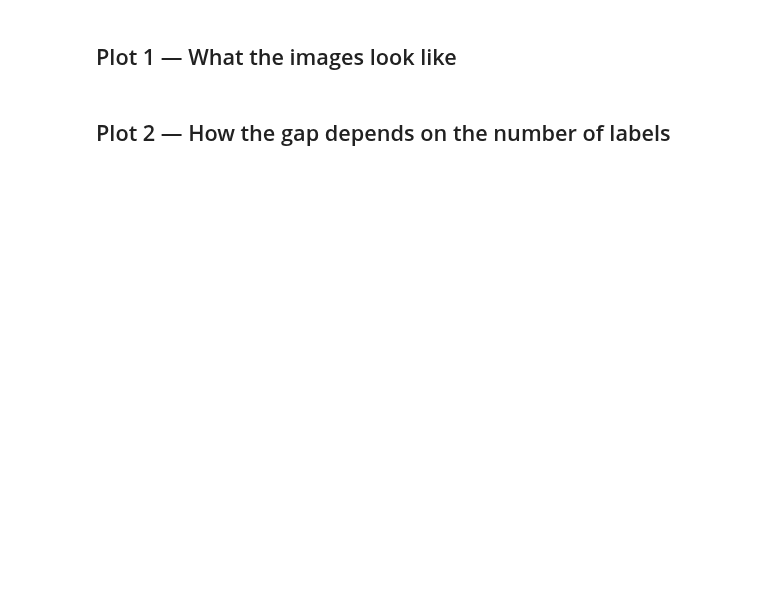
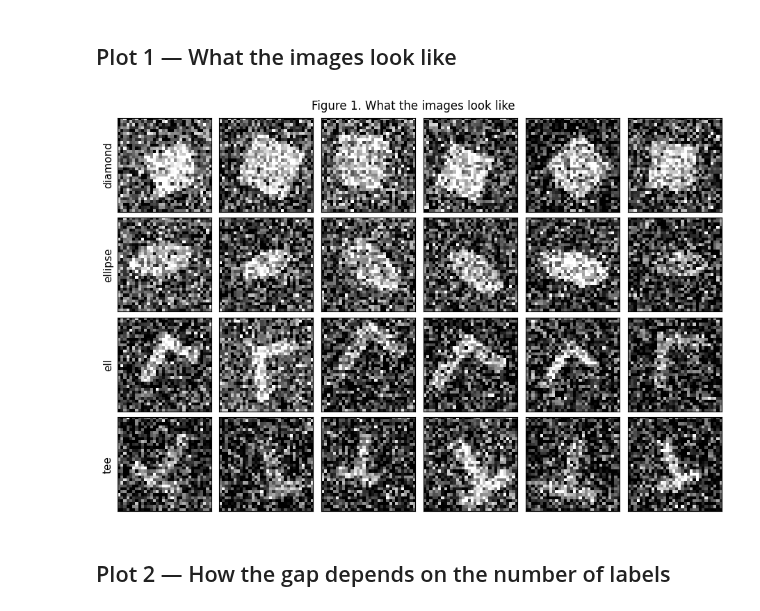
Before and after one commit to yeonnnnni/machine-learning-project, a Jupyter notebook: lab05_cnn/notebooks/lab05_visualization.ipynb, the cells around one changed output. Drawn from its saved outputs; the diff is of its cells as text; code cells hidden in the pictures; blank space fills up the shorter version.

```diff
--- a/lab05_cnn/notebooks/lab05_visualization.ipynb
+++ b/lab05_cnn/notebooks/lab05_visualization.ipynb
@@ -33,3 +31,54 @@ results
+# %%
+# ============ TODO (Plot 1) ============
+# 4 rows (one per class) x 6 columns of sample images from X.
+# plt.imshow(X[i, 0], cmap='gray'); no ticks; label each row with CLASSES[c].
+# Look at them: which two classes would you expect the model to confuse?
+# =======================================
+
+# ① 클래스마다 한 행, 샘플마다 한 열인 격자 생성
+fig1, sample_axes = plt.subplots(
+    nrows=len(CLASSES),
+    ncols=6,
+    figsize=(9, 6),
+    squeeze=False,
+    constrained_layout=True,
+)
+
+# ② 클래스별로 샘플 이미지 6개 선택
+for c, class_name in enumerate(CLASSES):
+    indices = torch.where(y == c)[0][:6]
+    assert len(indices) == 6
+
+    # ③ 선택한 이미지를 해당 행에 표시
+    for col, idx in enumerate(indices):
+        ax = sample_axes[c, col]
+
+        ax.imshow(
+            X[int(idx), 0].numpy(),
+            cmap="gray",
+            vmin=0,
+            vmax=1,
+        )
+
+        # ④ 눈금 제거
+        ax.set_xticks([])
+        ax.set_yticks([])
+
+        # ⑤ 각 행 첫 번째 이미지 옆에 클래스 이름 표시
+        if col == 0:
+            ax.set_ylabel(class_name, fontsize=11)
+
+# ⑥ 제목 설정 후 이미지 저장
+fig1.suptitle("Figure 1. What the images look like")
+fig1.savefig(
+    "fig1_samples.png",
+    dpi=200,
+    bbox_inches="tight",
+)
+
+plt.show()
+# %% [output]
+[figure, added]
 # %% [markdown]
 ## Plot 2 — How the gap depends on the number of labels
 # %%
```
Also changed, not shown: parts of 5 cells of this notebook, 13 other files.
